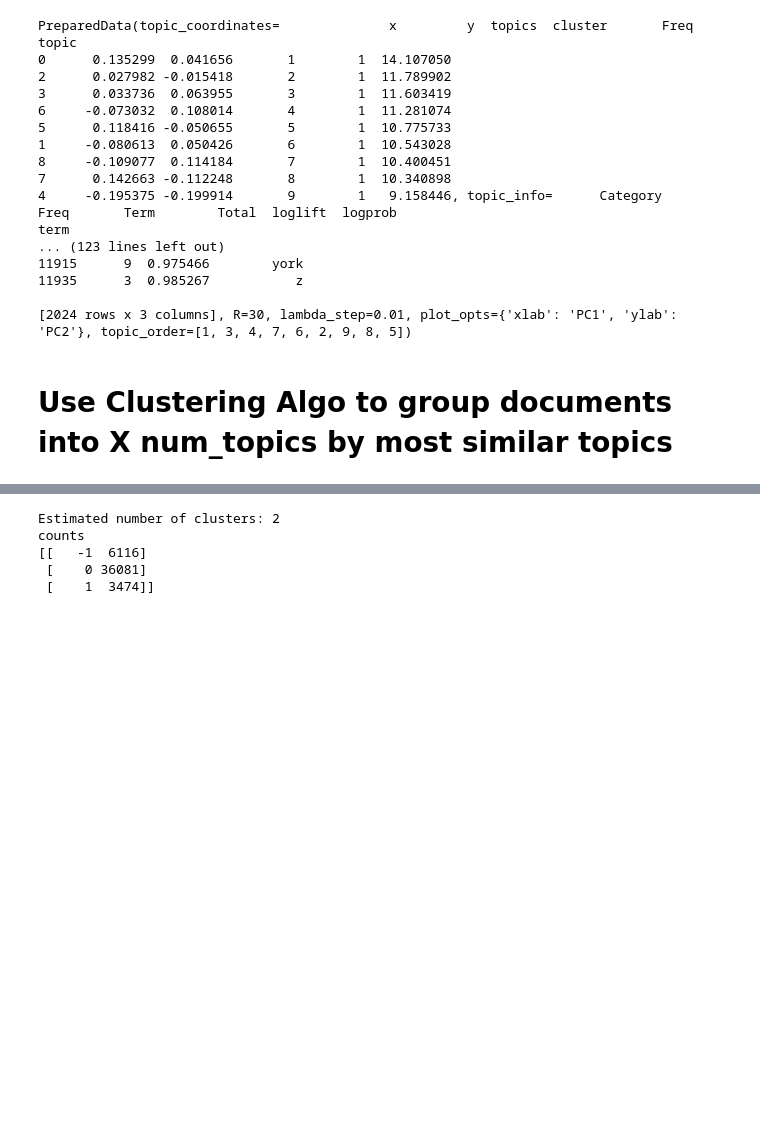
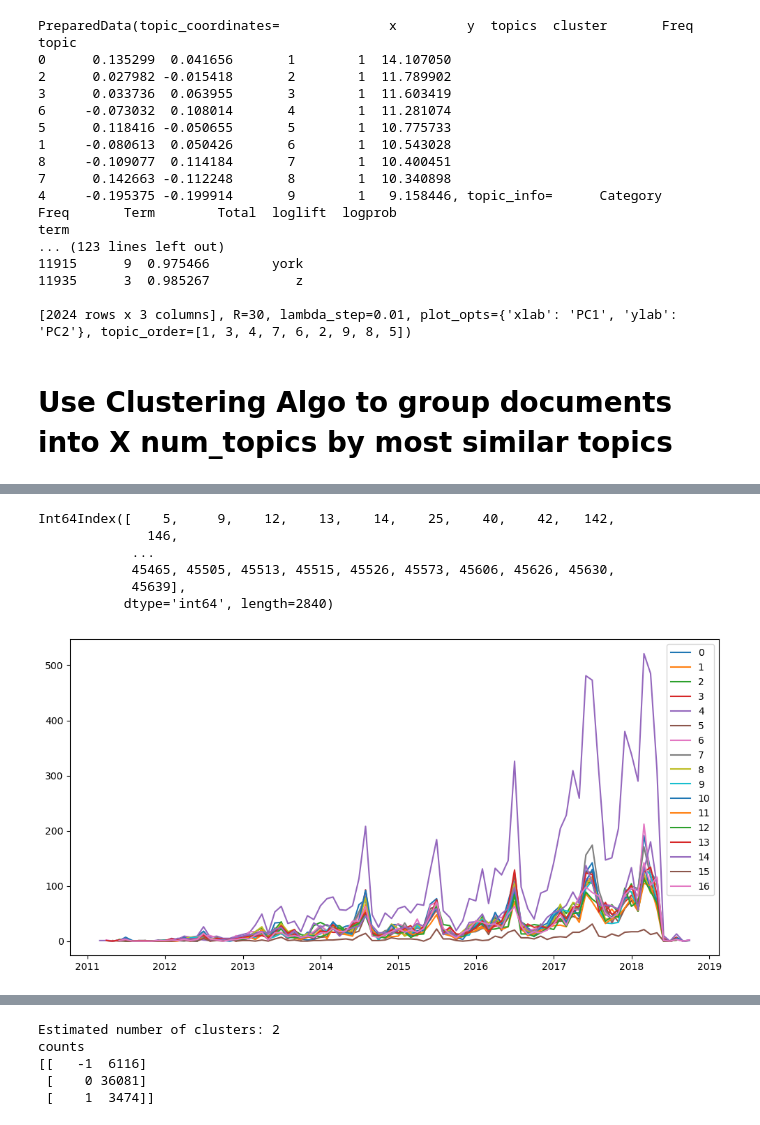
Before and after one commit to spencertollefson/lebron_james_nlp, a Jupyter notebook: nlp_processes.ipynb, the cells around one changed output, grey strips where cells are left out. Cells and saved outputs as stored; diff of their text form; code cells hidden in the pictures; blank space fills up the shorter version.

```diff
--- a/nlp_processes.ipynb
+++ b/nlp_processes.ipynb
@@ -39,6 +44,7 @@ pd.options.display.max_colwidth = 120
 # %%
 df = joblib.load('data/clean/clean_df.joblib')
 df = df.loc[df.body != 'full quote', :] # drop the 'full quote' only comment
+df = df[~df.body.str.contains("streamable mirror")] # Drop twitter bot comments
 # %%
 # don't use stemming with Word2Vec
 # %%
@@ -295,0 +366,28 @@ transformed_lda.shape
+# %%
+# write function that slices on label, and plots what you want.
+def cluster_count_by_time(df, cluster_col, time_col, time_chunk, drop_biggest_cluster=False):
+    df = df.loc[:, [cluster_col, time_col]]
+    plt.figure(figsize=(12,6), dpi=100)
+
+#     plt.xlabel('False Positive Rate', horizontalalignment='left', x=0, **hfont)
+#     plt.ylabel('True Positive Rate', verticalalignment='top', y=1.045, rotation=0, labelpad = -59, **hfont)
+#     plt.xticks(list(np.linspace(.1,1,10)), **tickfont)
+#     plt.yticks(list(np.linspace(.1,1,10)), **tickfont)
+
+    if not drop_biggest_cluster:
+        num_clusters = range(len(df[cluster_col].unique()))
+    else:
+        num_clusters = range(1, len(df[cluster_col].unique()))
+
+    for i in num_clusters:
+        # slice DF to that label
+        dfZ = df[df[cluster_col] == i]
+
+        # group everything by year/time
+        dfZ = dfZ.groupby([pd.Grouper(key=time_col, freq=time_chunk)]).count().reset_index()
+
+        # plot dataframe
+#         dfZ.plot(x=time_col, y=cluster_col, figsize=(12,8))
+        plt.plot(dfZ[time_col], dfZ[cluster_col])
+    plt.legend(labels=num_clusters)
+    plt.show();
@@ -295,0 +428,8 @@ transformed_lda.shape
+# %%
+kmc = KMeansClusterer(17, distance=cosine_distance, repeats=25, avoid_empty_clusters=True)
+assigned_clusters = kmc.cluster(lda_W, assign_clusters=True)
+
+kmeans_df = pd.DataFrame(lda_W, copy=True)
+kmeans_df['clusters'] = pd.Series(assigned_clusters)
+kmeans_df['time'] = df.reset_index()['created_utc']
+# kmeans_df.head()
@@ -295,0 +499,13 @@ transformed_lda.shape
+# %%
+kmeans_df[kmeans_df.clusters == 14].index
+# %% [output]
+Int64Index([    5,     9,    12,    13,    14,    25,    40,    42,   142,
+              146,
+            ...
+            45465, 45505, 45513, 45515, 45526, 45573, 45606, 45626, 45630,
+            45639],
+           dtype='int64', length=2840)
+# %%
+cluster_count_by_time(kmeans_df, cluster_col='clusters', time_col='time', time_chunk='M', drop_biggest_cluster=False)
+# %% [output]
+[figure, added]
```
Also changed, not shown: parts of 42 cells of this notebook.
